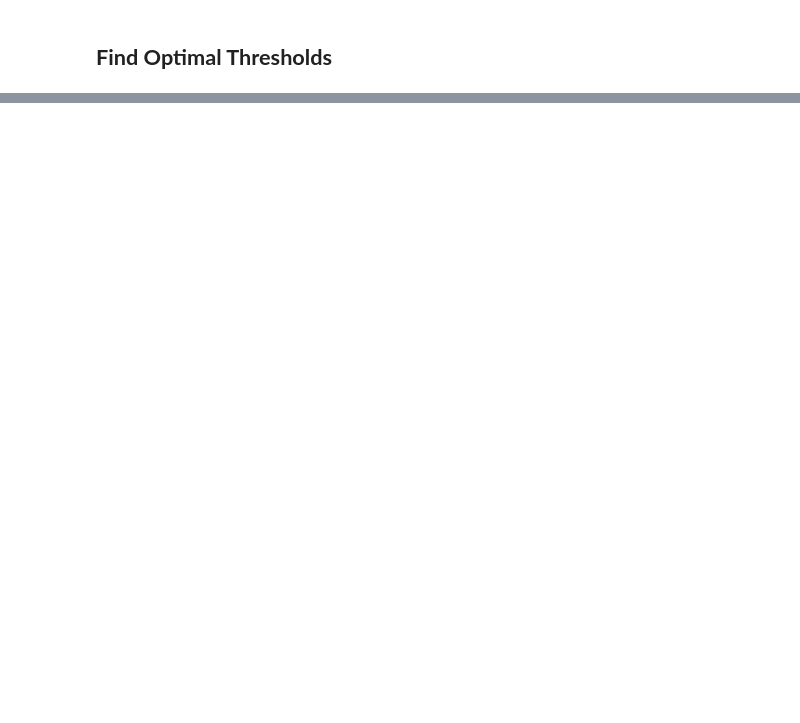
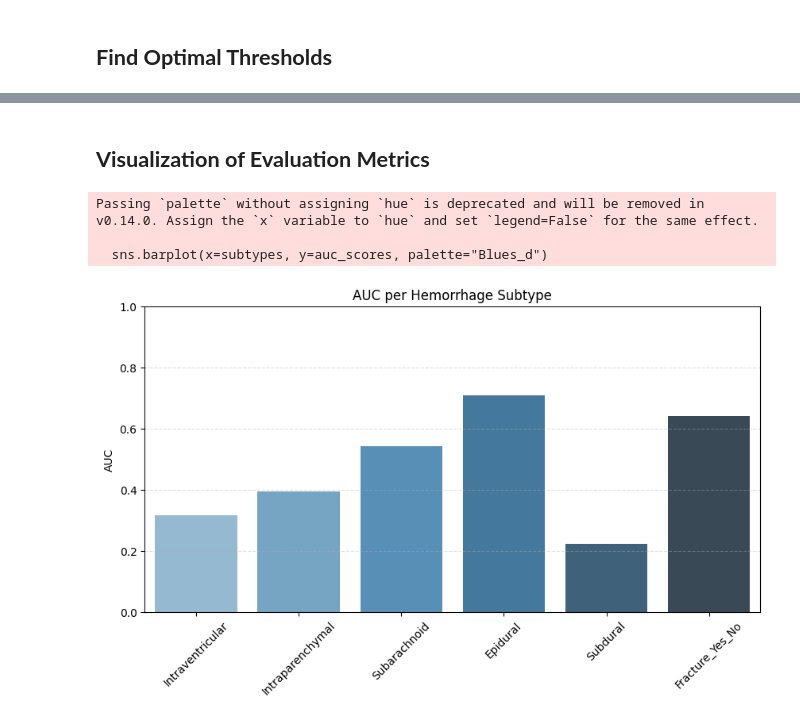
Before and after one commit to Bubu02/Intracranial_Hemorrhage_Detection_Using_Dual-Branch_EfficientNet, a Jupyter notebook: Jupyter Notebook/brain-haemorrhage-identification-v2-0.ipynb, the cells around one changed output, grey strips where cells are left out. Saved outputs shown, nothing was run; the diff lists cells and outputs as text; code cells hidden in the pictures; blank space fills up the shorter version.

```diff
--- a/Jupyter Notebook/brain-haemorrhage-identification-v2-0.ipynb
+++ b/Jupyter Notebook/brain-haemorrhage-identification-v2-0.ipynb
@@ -779,0 +1728,7 @@ plt.show()
+# %%
+# Load the Best Model Once
+best_model2 = DualEfficientNetSubtype(num_labels=num_labels).to(device)
+best_model2.load_state_dict(torch.load("best_subtype_model.pth"))
+best_model2.eval()
+
+print("Loaded best Stage-2 model.")
@@ -779,0 +1839,12 @@ plt.show()
+# %%
+# Print Results Nicely
+print("\n==================== SUBTYPE METRICS ====================\n")
+
+for col in subtype_cols:
+    print(f"{col}:")
+    print(f"   AUC        : {metrics[col]['AUC']:.3f}")
+    print(f"   Precision  : {metrics[col]['Precision']:.3f}")
+    print(f"   Recall     : {metrics[col]['Recall']:.3f}")
+    print(f"   F1 Score   : {metrics[col]['F1']:.3f}")
+    print(f"   Threshold  : {metrics[col]['Threshold']:.3f}")
+    print("")
@@ -779,0 +1869,32 @@ plt.show()
+# %% [markdown]
+## **Visualization of Evaluation Metrics**
+# %%
+# Defining metrics
+metrics[col] = {
+    "AUC": auc,
+    "Precision": prec,
+    "Recall": rec,
+    "F1": f1,
+    "Threshold": thresh
+}
+# %%
+# AUC Bar Plot
+import matplotlib.pyplot as plt
+import seaborn as sns
+
+subtypes = subtype_cols
+auc_scores = [metrics[c]["AUC"] for c in subtypes]
+
+plt.figure(figsize=(10, 5))
+sns.barplot(x=subtypes, y=auc_scores, palette="Blues_d")
+plt.title("AUC per Hemorrhage Subtype")
+plt.ylabel("AUC")
+plt.ylim(0, 1)
+plt.xticks(rotation=45)
+plt.grid(axis="y", linestyle="--", alpha=0.4)
+plt.show()
+# %% [output]
+Passing `palette` without assigning `hue` is deprecated and will be removed in v0.14.0. Assign the `x` variable to `hue` and set `legend=False` for the same effect.
+
+  sns.barplot(x=subtypes, y=auc_scores, palette="Blues_d")
+[figure, added]
```
Also changed, not shown: parts of 79 cells of this notebook, 2 other files.
